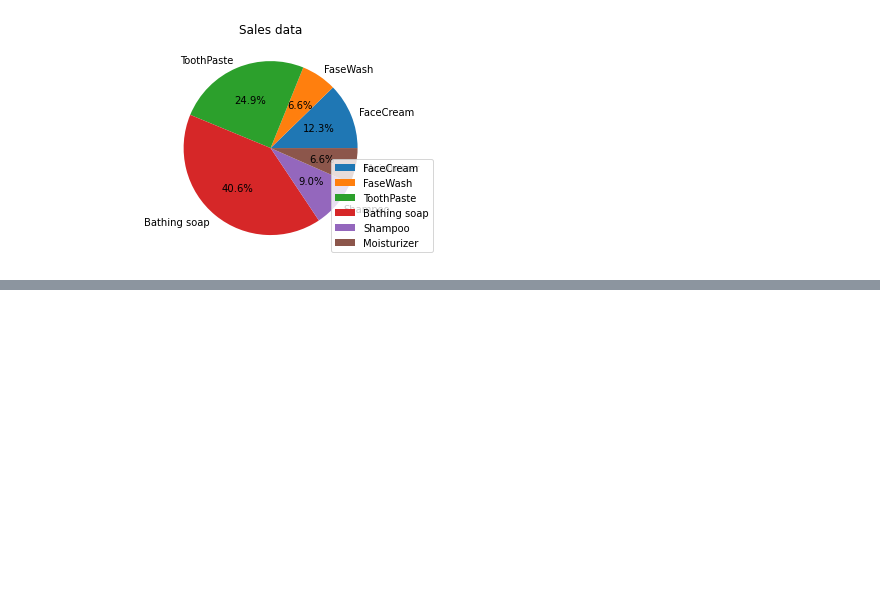
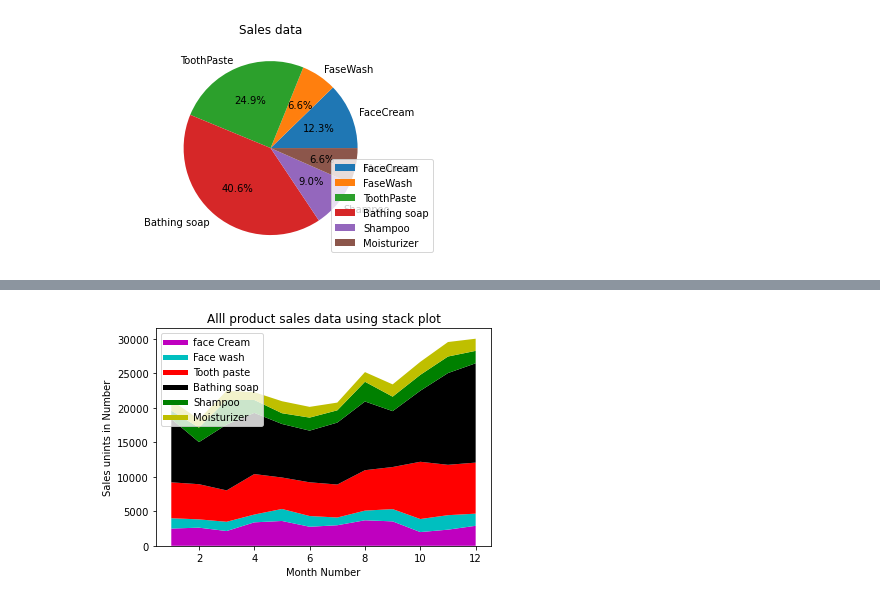
Before and after one commit to shahidqureshi01/AI, a Jupyter notebook: d10_Matplotlib/Matplotlib_exercises.ipynb, the cells around one changed output, grey strips where cells are left out. Saved outputs shown, nothing was run; the diff lists cells and outputs as text; code cells hidden in the pictures; blank space fills up the shorter version.

```diff
--- a/d10_Matplotlib/Matplotlib_exercises.ipynb
+++ b/d10_Matplotlib/Matplotlib_exercises.ipynb
@@ -200,3 +223,30 @@ The Subplot should look like this:
+# %%
+data.head()
+faceCremSalesData   = data ['facecream'].tolist()
+faceWashSalesData   = data ['facewash'].tolist()
+toothPasteSalesData = data ['toothpaste'].tolist()
+bathingsoapSalesData   = data ['bathingsoap'].tolist()
+shampooSalesData   = data ['shampoo'].tolist()
+moisturizerSalesData = data ['moisturizer'].tolist()
+
+plt.plot([],[],color='m', label='face Cream', linewidth=5)
+plt.plot([],[],color='c', label='Face wash', linewidth=5)
+plt.plot([],[],color='r', label='Tooth paste', linewidth=5)
+plt.plot([],[],color='k', label='Bathing soap', linewidth=5)
+plt.plot([],[],color='g', label='Shampoo', linewidth=5)
+plt.plot([],[],color='y', label='Moisturizer', linewidth=5)
+
+plt.stackplot(monthList, faceCremSalesData, faceWashSalesData, toothPasteSalesData,
+              bathingsoapSalesData, shampooSalesData, moisturizerSalesData,
+              colors=['m','c','r','k','g','y'])
+
+plt.xlabel('Month Number')
+plt.ylabel('Sales unints in Number')
+plt.title('Alll product sales data using stack plot')
+plt.legend(loc='upper left')
+plt.show()
+# %% [output]
+[figure, added]
 # %%
 # Write your code here
 # %% [output]
```
Also changed, not shown: parts of 6 cells of this notebook.
